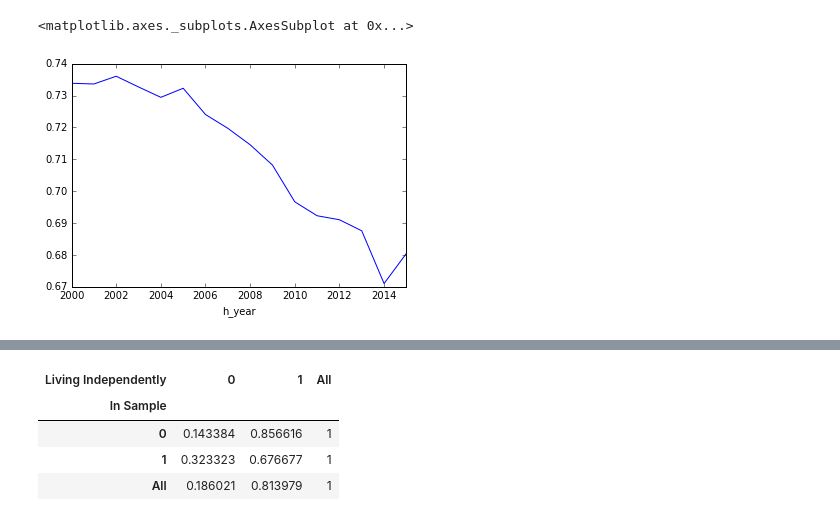
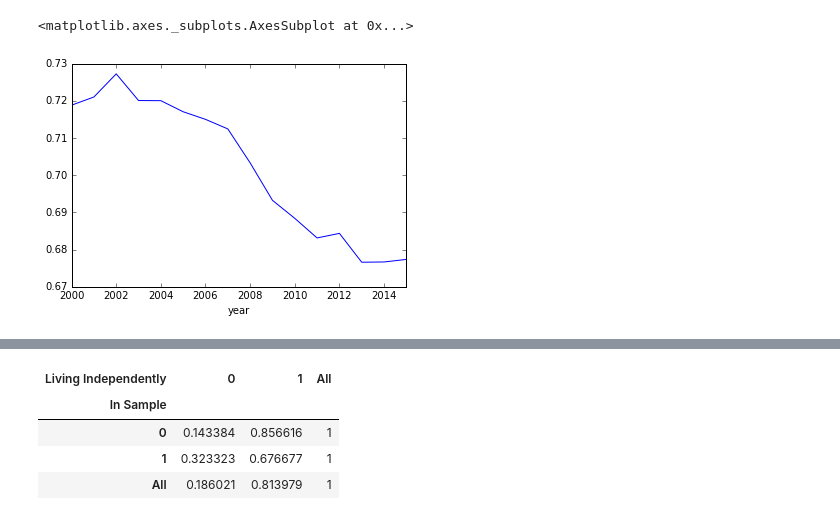
Before and after one commit to reeleis/snake_people, a Jupyter notebook: CPS_Processing_and_Results.ipynb, the cells around one changed output, grey strips where cells are left out. Drawn from its saved outputs; the diff is of its cells as text; code cells hidden in the pictures.

```diff
--- a/CPS_Processing_and_Results.ipynb
+++ b/CPS_Processing_and_Results.ipynb
@@ -66,0 +62,7 @@ def independently(row):
+# %%
+def pct_pivot(data, index=['In Sample'], columns=['Living Independently']):
+    table = pd.pivot_table(data, values='age', index=index, columns=columns,
+               aggfunc=np.count_nonzero,
+              margins=True)
+    table.drop('All', inplace=True)
+    return table.div( table.iloc[:,-1], axis=0 )
@@ -135,8 +136,3 @@ df_plot
-# %%
-df_plot['pct_independent'].plot()
-# %% [output]
-<matplotlib.axes._subplots.AxesSubplot at 0x...>
-[figure, removed]
 # %%
 # define the font styles
 title_font = fm.FontProperties(family='Bitstream Vera Sans', style='normal', size=15, weight='normal', stretch='normal')
@@ -185,2 +182,9 @@ def line_chart(data, title='', xlabel='', ylabel='', color='k', ylim=None):
     plt.show()
+# %%
+df_plot = pct_pivot(df, index=['year'], columns=['Living Independently'])
+df_plot.head()
+df_plot[1].plot()
+# %% [output]
+<matplotlib.axes._subplots.AxesSubplot at 0x...>
+[figure, added]
 # %%
```
Also changed, not shown: parts of 86 cells of this notebook.
